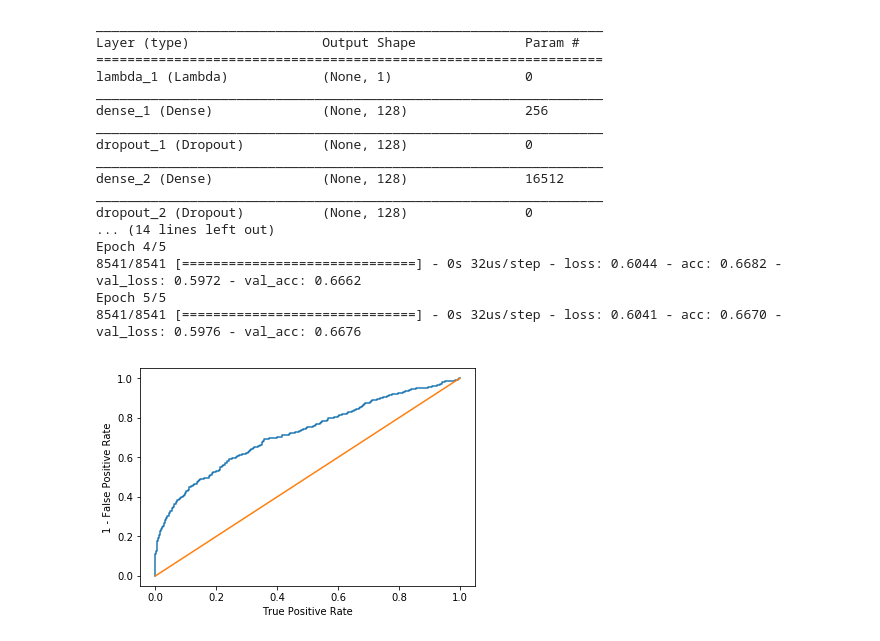
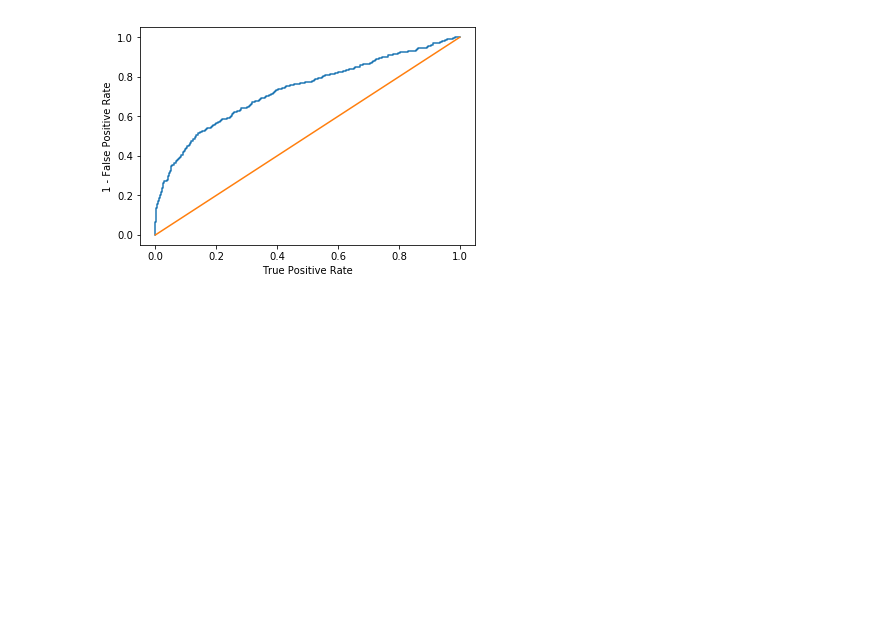
Before and after one commit to ZhangGang00/adversarial, a Jupyter notebook: run/disco/test.ipynb, the cells around one changed output. Drawn from its saved outputs; the diff is of its cells as text; code cells hidden in the pictures; blank space fills up the shorter version.

```diff
--- a/run/disco/test.ipynb
+++ b/run/disco/test.ipynb
@@ -80,6 +81,6 @@ Using TensorFlow backend.
 [figure]
 # %%
-Nepochs = 5
+Nepochs = 20
 
 def redacted_set(x):
 	#Returns everything except the last element.  This is the decorrelation target ("Mass")
@@ -129,21 +128,4 @@ Use tf.where in 2.0, which has the same broadcast rule as np.where
-_________________________________________________________________
-Layer (type)                 Output Shape              Param #
-=================================================================
-lambda_1 (Lambda)            (None, 1)                 0
-_________________________________________________________________
-dense_1 (Dense)              (None, 128)               256
-_________________________________________________________________
-dropout_1 (Dropout)          (None, 128)               0
-_________________________________________________________________
-dense_2 (Dense)              (None, 128)               16512
-_________________________________________________________________
-dropout_2 (Dropout)          (None, 128)               0
-... (14 lines left out)
-Epoch 4/5
-8541/8541 [==============================] - 0s 32us/step - loss: 0.6044 - acc: 0.6682 - val_loss: 0.5972 - val_acc: 0.6662
-Epoch 5/5
-8541/8541 [==============================] - 0s 32us/step - loss: 0.6041 - acc: 0.6670 - val_loss: 0.5976 - val_acc: 0.6676
-[figure, old version]
+[figure, new version]
 # %%
 def DisCo(y_true, y_pred, x_in, alpha = 0.):
 	#alpha determines the amount of decorrelation; 0 means no decorrelation.
```
Also changed, not shown: parts of 5 cells of this notebook, 15 other files.
